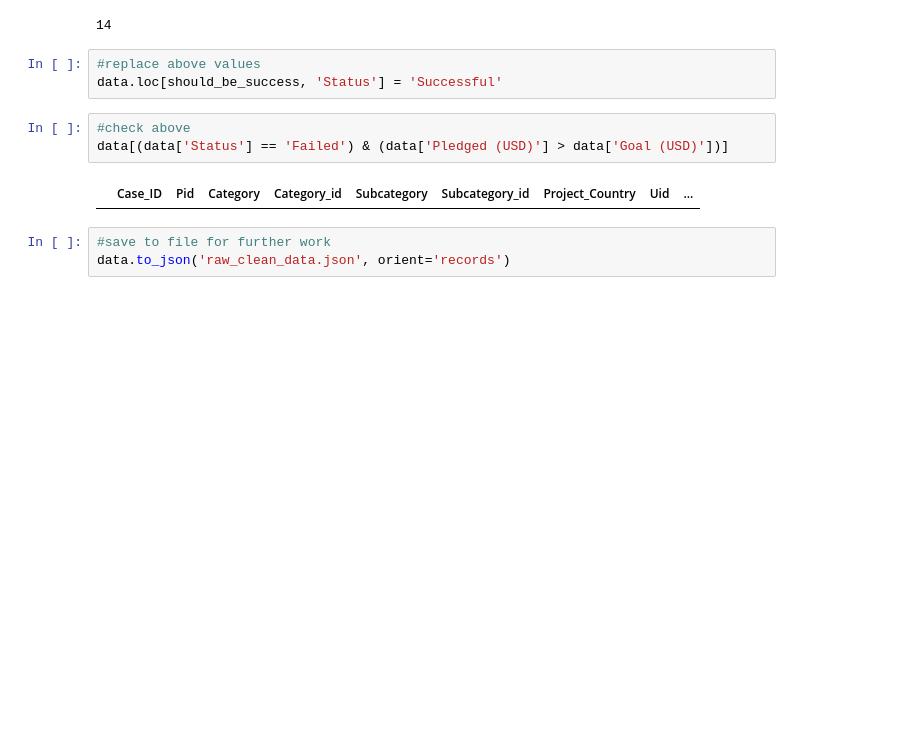
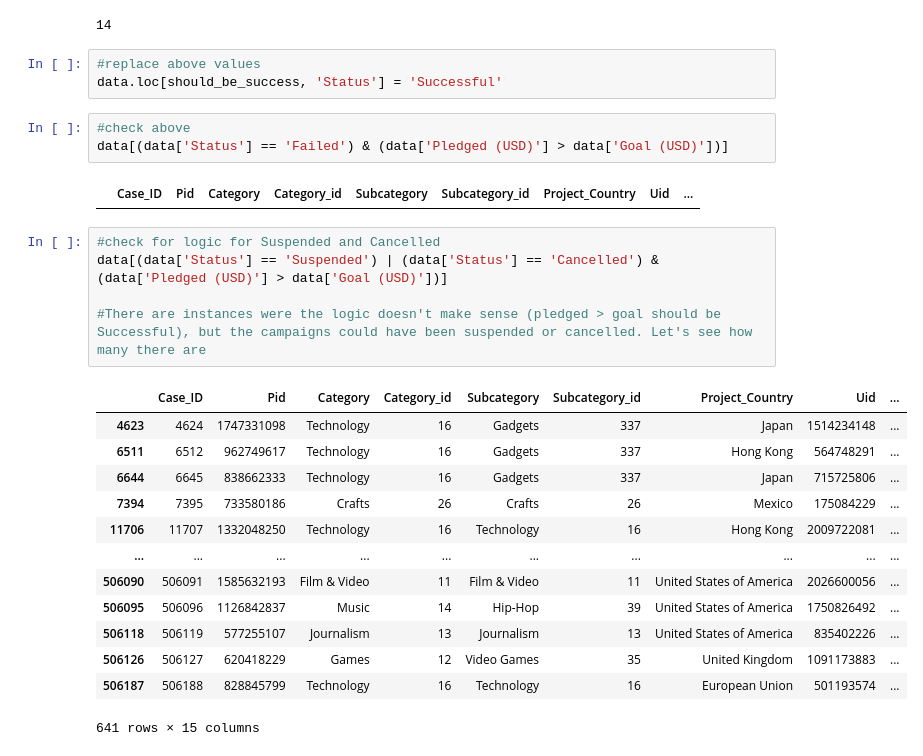
Before and after one commit to SBangarh/Kickstarter_Analysis, a Jupyter notebook: cleaning_formatting.ipynb, the cells around one changed output. Cells and saved outputs as stored; diff of their text form; blank space fills up the shorter version.

```diff
--- a/cleaning_formatting.ipynb
+++ b/cleaning_formatting.ipynb
@@ -415,6 +416,22 @@ data.loc[should_be_success, 'Status'] = 'Successful'
 data[(data['Status'] == 'Failed') & (data['Pledged (USD)'] > data['Goal (USD)'])]
 # %% [output]
 |  | Case_ID | Pid | Category | Category_id | Subcategory | Subcategory_id | Project_Country | Uid | ... |
-# %%
-#save to file for further work
-data.to_json('raw_clean_data.json', orient='records')
+# %%
+#check for logic for Suspended and Cancelled
+data[(data['Status'] == 'Suspended') | (data['Status'] == 'Cancelled') & (data['Pledged (USD)'] > data['Goal (USD)'])]
+
+#There are instances were the logic doesn't make sense (pledged > goal should be Successful), but the campaigns could have been suspended or cancelled. Let's see how many there are
+# %% [output]
+|  | Case_ID | Pid | Category | Category_id | Subcategory | Subcategory_id | Project_Country | Uid | ... |
+| 4623 | 4624 | 1747331098 | Technology | 16 | Gadgets | 337 | Japan | 1514234148 | ... |
+| 6511 | 6512 | 962749617 | Technology | 16 | Gadgets | 337 | Hong Kong | 564748291 | ... |
+| 6644 | 6645 | 838662333 | Technology | 16 | Gadgets | 337 | Japan | 715725806 | ... |
+| 7394 | 7395 | 733580186 | Crafts | 26 | Crafts | 26 | Mexico | 175084229 | ... |
+| 11706 | 11707 | 1332048250 | Technology | 16 | Technology | 16 | Hong Kong | 2009722081 | ... |
+| ... | ... | ... | ... | ... | ... | ... | ... | ... | ... |
+| 506090 | 506091 | 1585632193 | Film & Video | 11 | Film & Video | 11 | United States of America | 2026600056 | ... |
+| 506095 | 506096 | 1126842837 | Music | 14 | Hip-Hop | 39 | United States of America | 1750826492 | ... |
+| 506118 | 506119 | 577255107 | Journalism | 13 | Journalism | 13 | United States of America | 835402226 | ... |
+| 506126 | 506127 | 620418229 | Games | 12 | Video Games | 35 | United Kingdom | 1091173883 | ... |
+| 506187 | 506188 | 828845799 | Technology | 16 | Technology | 16 | European Union | 501193574 | ... |
+641 rows × 15 columns
```
Also changed, not shown: parts of 50 cells of this notebook, 5 other files.
